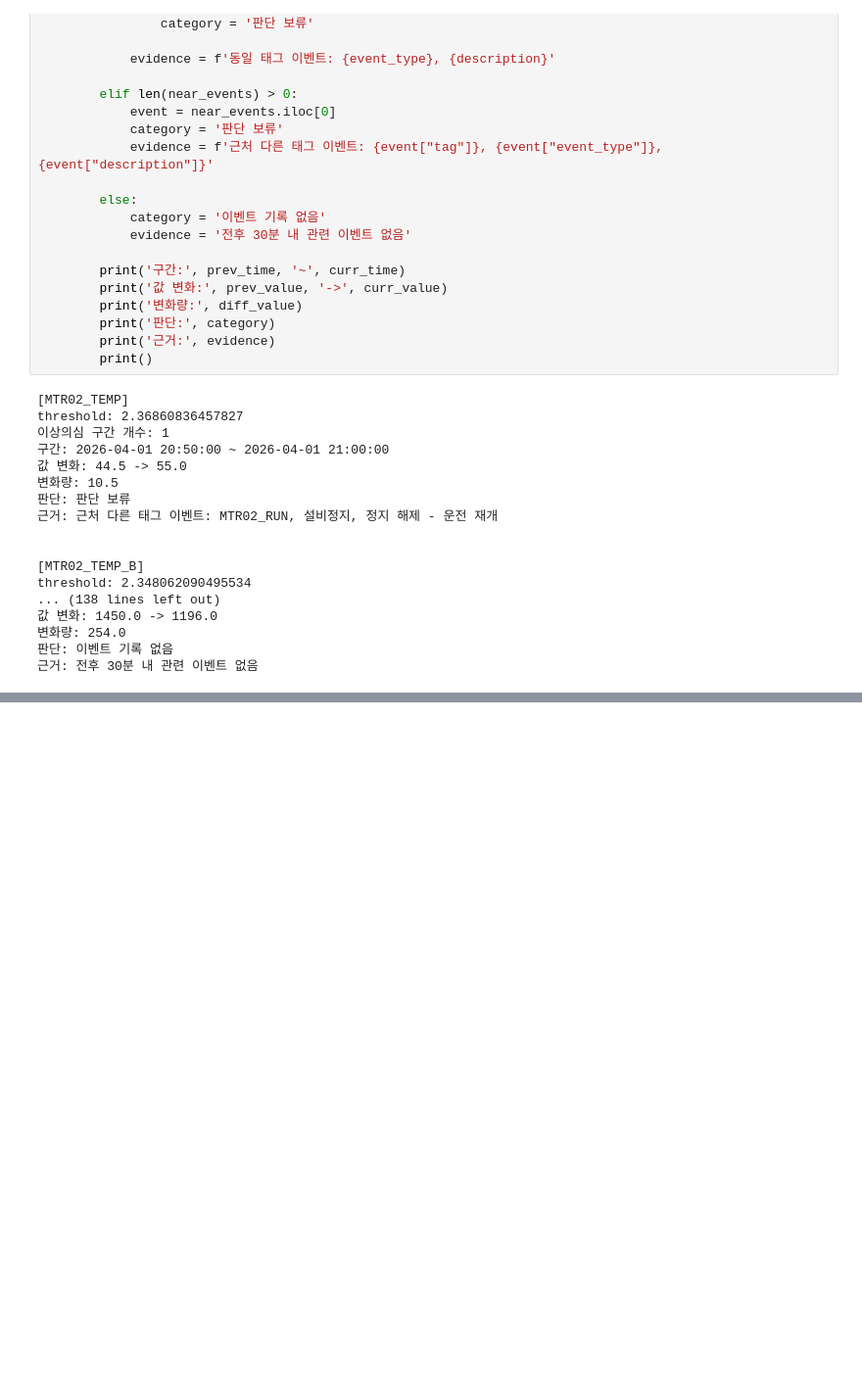
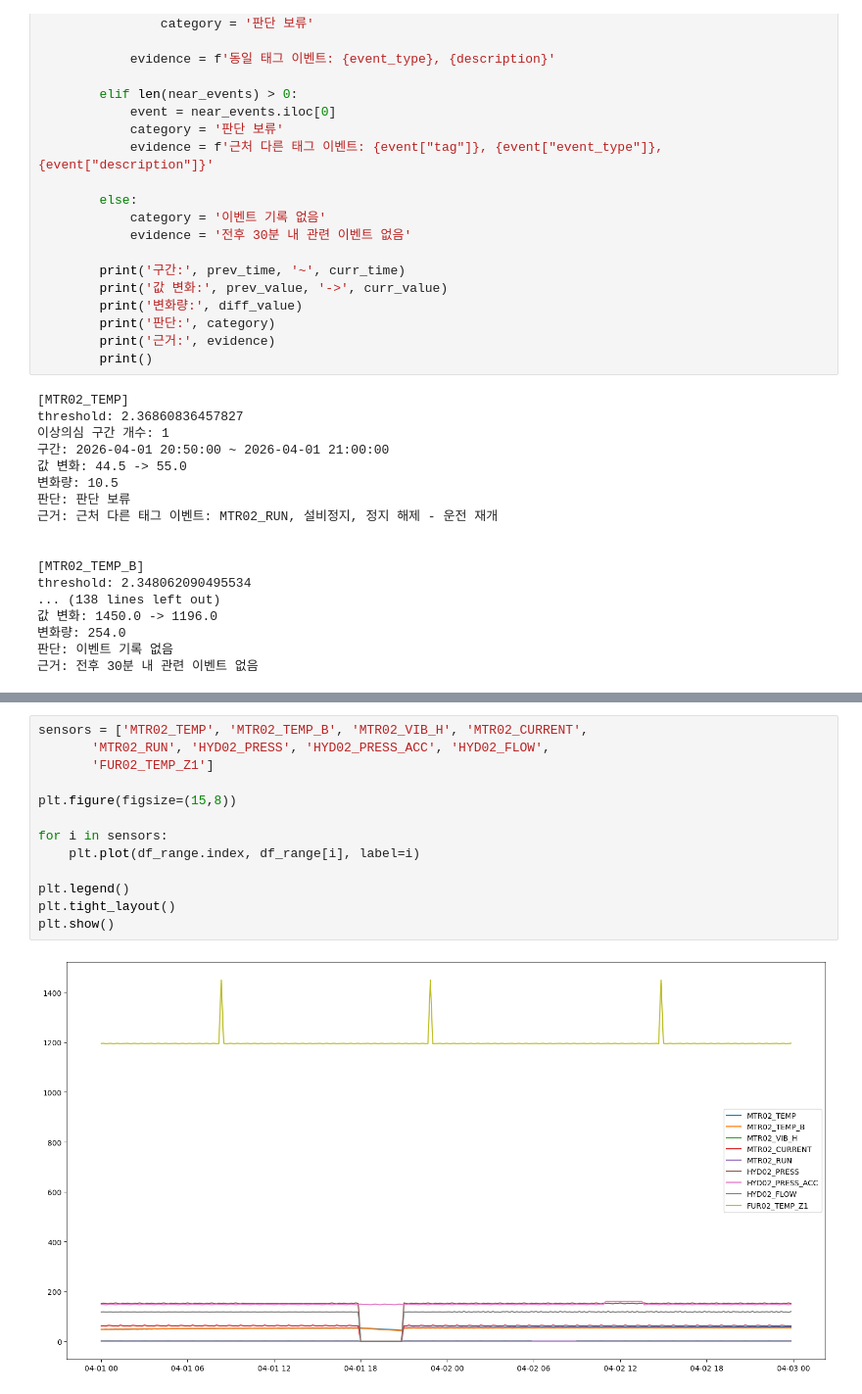
Before and after one commit to songjiho1209-sudo/Test, a Jupyter notebook: data/09_01.ipynb, the cells around one changed output, grey strips where cells are left out. Shown at 98% size. Cells and saved outputs as stored; diff of their text form; blank space fills up the shorter version.

```diff
--- a/data/09_01.ipynb
+++ b/data/09_01.ipynb
@@ -326,0 +347,15 @@ for i in sensors:
+# %%
+sensors = ['MTR02_TEMP', 'MTR02_TEMP_B', 'MTR02_VIB_H', 'MTR02_CURRENT',
+       'MTR02_RUN', 'HYD02_PRESS', 'HYD02_PRESS_ACC', 'HYD02_FLOW',
+       'FUR02_TEMP_Z1']
+
+plt.figure(figsize=(15,8))
+
+for i in sensors:
+    plt.plot(df_range.index, df_range[i], label=i)
+
+plt.legend()
+plt.tight_layout()
+plt.show()
+# %% [output]
+[figure, added]
```
Also changed, not shown: parts of 1 cell of this notebook, 10 other files.
